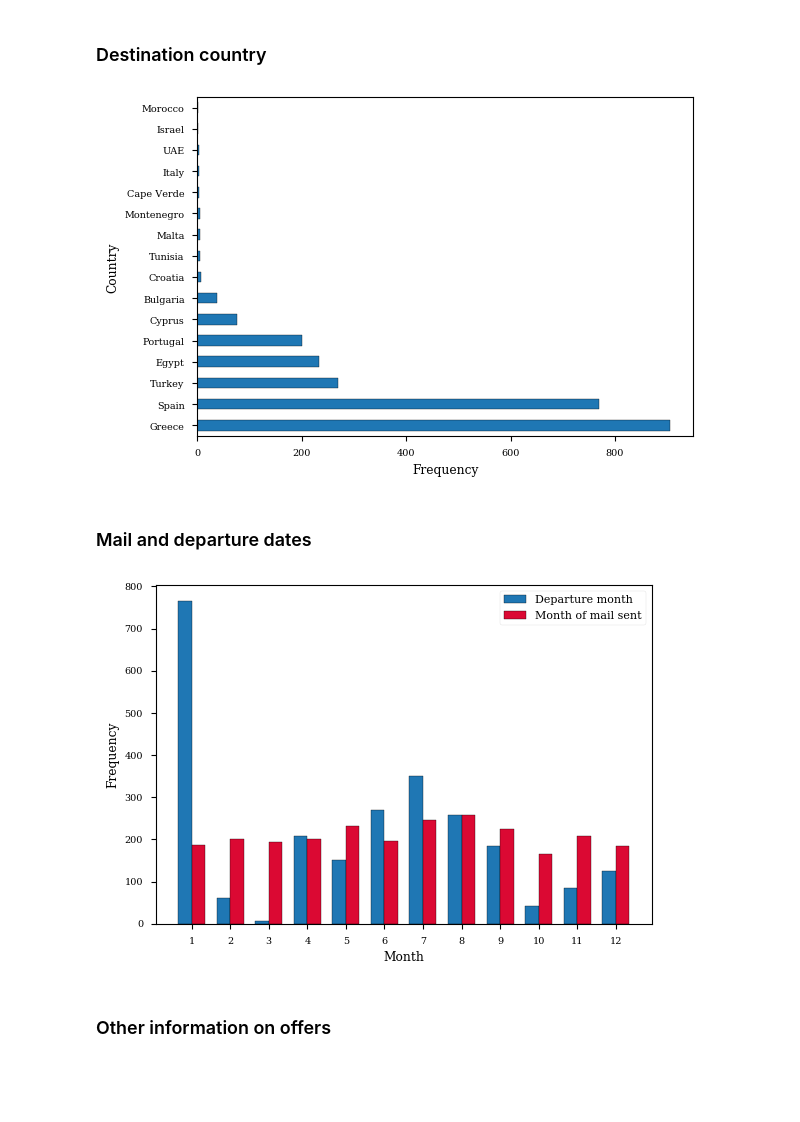
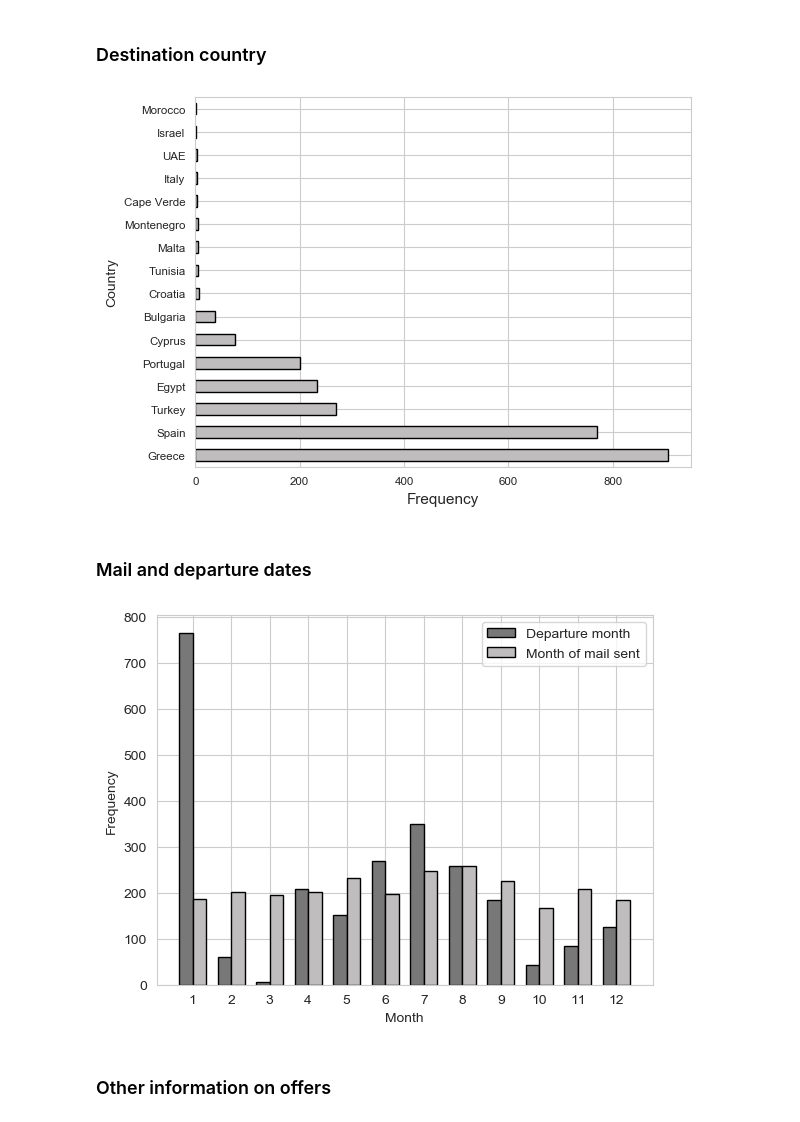
Before and after one commit to Trying2Code4/Seminar2020, a Jupyter notebook: ExploratoryDataAnalysis.ipynb, the cells around one changed output. Saved outputs shown, nothing was run; the diff lists cells and outputs as text; code cells hidden in the pictures; blank space fills up the shorter version.

```diff
--- a/ExploratoryDataAnalysis.ipynb
+++ b/ExploratoryDataAnalysis.ipynb
@@ -7,9 +7,11 @@ import pandas as pd
 pd.options.display.max_columns = 999
 import matplotlib
 # %%
+#Use style
 plt.rcParams["figure.figsize"] = [6.3, 3]
 plt.rcParams.update(plt.rcParamsDefault)
-plt.style.use('seaborn-paper')
 plt.rc('font', family='serif')
 plt.rc('xtick', labelsize='x-small')
 plt.rc('ytick', labelsize='x-small')
+# %%
+sns.set_style("whitegrid")
@@ -108,2 +113,23 @@ plt.show()
 # %% [markdown]
 #### The mean number of opened mails per user is 40, the median is 6. The maximum is 622.
+# %%
+
+hfont = {'fontname':'Helvetica'}
+plt.rcParams["font.size"] = "13"
+
+
+fig = plt.figure(figsize=(6.3, 2.5))
+ax1 = fig.add_subplot(121)
+ax2 = fig.add_subplot(122)
+ax1.hist(offers_per_user["CLICK"],bins=30,edgecolor='black',log=True,color="#bfbdbd")
+ax2.hist(mails_per_user,bins=30,edgecolor='black',log=True,color="#bfbdbd")
+ax1.set_xlabel("Number of seen offers",fontsize=10)
+ax2.set_xlabel("Number of opened emails",fontsize=10)
+ax1.set_ylabel("Frequency",fontsize=10)
+ax2.set_ylabel("Frequency",fontsize=10)
+#ax1.title.set_text('Number of seen offers')
+#ax2.title.set_text('Number of opened emails')
+
+fig.tight_layout()
+
+plt.savefig("SeenOpenedHist.pdf",bbox_inches='tight')
@@ -219,12 +264,15 @@ for i,j in zip(x,y):
     offers["COUNTRY_NAME"]=offers["COUNTRY_NAME"].replace(i,j)
 # %%
 #"Number of offers per destination country"
-ax = offers["COUNTRY_NAME"].value_counts().plot(kind='barh',edgecolor='black')
-ax.set_ylabel("Country")
-ax.set_xlabel("Frequency")
+plt.rcParams["font.size"] = "12"
+
+ax = offers["COUNTRY_NAME"].value_counts().plot(kind='barh',edgecolor='black',color='#bfbdbd')
+ax.set_ylabel("Country",fontsize=10)
+ax.set_xlabel("Frequency",fontsize=11)
+plt.savefig("Country.pdf",bbox_inches='tight')
 plt.show()
 # %% [output]
-[figure, old version]
+[figure, new version]
 # %% [markdown]
 ### Mail and departure dates
 # %%
@@ -253,19 +301,21 @@ x = np.arange(len(labels))  # the label locations
 width = 0.35  # the width of the bars
 
 fig, ax = plt.subplots()
-rects1 = ax.bar(x - width/2, depm, width, label='Departure month',edgecolor='black')
-rects2 = ax.bar(x + width/2, mailm, width, label='Month of mail sent',color="#db0933",edgecolor='black')
+rects1 = ax.bar(x - width/2, depm, width, label='Departure month',color="#787878",edgecolor='black')
+rects2 = ax.bar(x + width/2, mailm, width, label='Month of mail sent',color='#bfbdbd',edgecolor='black')
 
 # Add some text for labels, title and custom x-axis tick labels, etc.
-ax.set_ylabel('Frequency')
-ax.set_xlabel('Month')
+ax.set_ylabel('Frequency',fontsize=10)
+ax.set_xlabel('Month',fontsize=10)
+ax.yaxis.set_tick_params(labelsize=10)
 ax.set_xticks(x)
-ax.set_xticklabels(labels)
+ax.set_xticklabels(labels,fontsize=10)
 ax.legend()
 
+plt.savefig("Months.pdf")
 plt.show()
 # %% [output]
-[figure, old version]
+[figure, new version]
 # %% [markdown]
 ### Other information on offers
 # %% [markdown]
```
Also changed, not shown: parts of 8 cells of this notebook, 4 other files.
